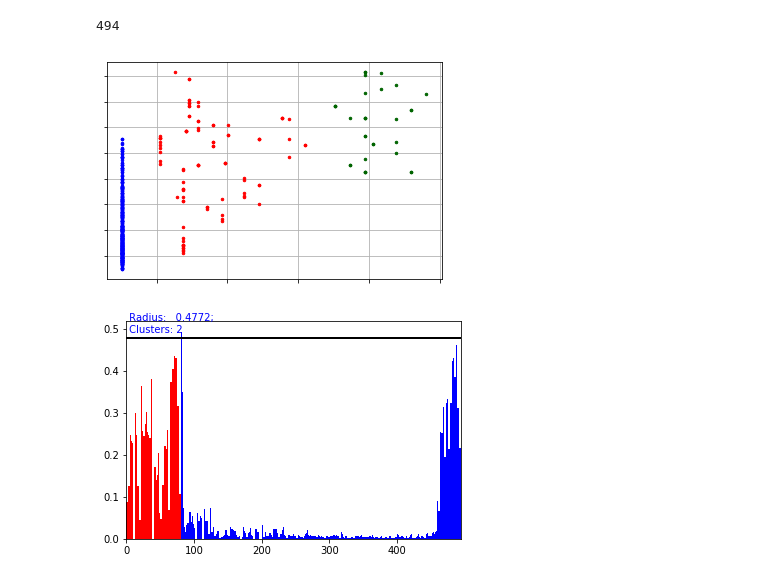
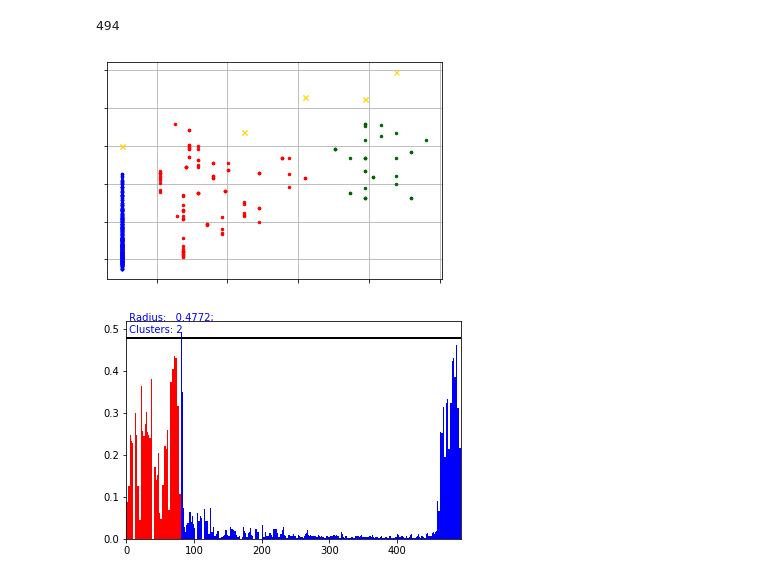
Before and after one commit to v-popov/ds_cheat_sheets, a Jupyter notebook: optics.ipynb, the cells around one changed output. Saved outputs shown, nothing was run; the diff lists cells and outputs as text; code cells hidden in the pictures.

```diff
--- a/optics.ipynb
+++ b/optics.ipynb
@@ -253,10 +232,11 @@ len(ordering)
 # %%
 # Visualize clustering results.
 visualizer = cluster_visualizer()
 visualizer.append_clusters(clusters, x)
+visualizer.append_cluster(noise, x, marker='x')
 visualizer.show();
 # %% [output]
-[figure, old version]
+[figure, new version]
 # %%
 # Display ordering.
 analyser = ordering_analyser(ordering)
```
Also changed, not shown: parts of 10 cells of this notebook, 2 other files.
